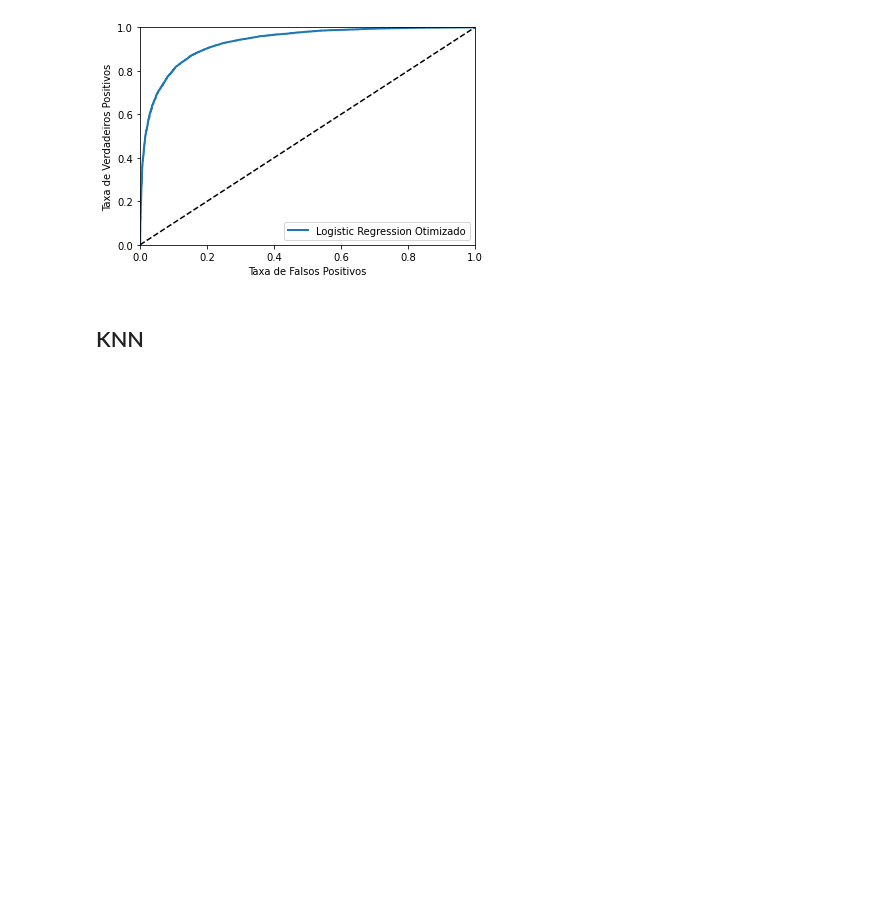
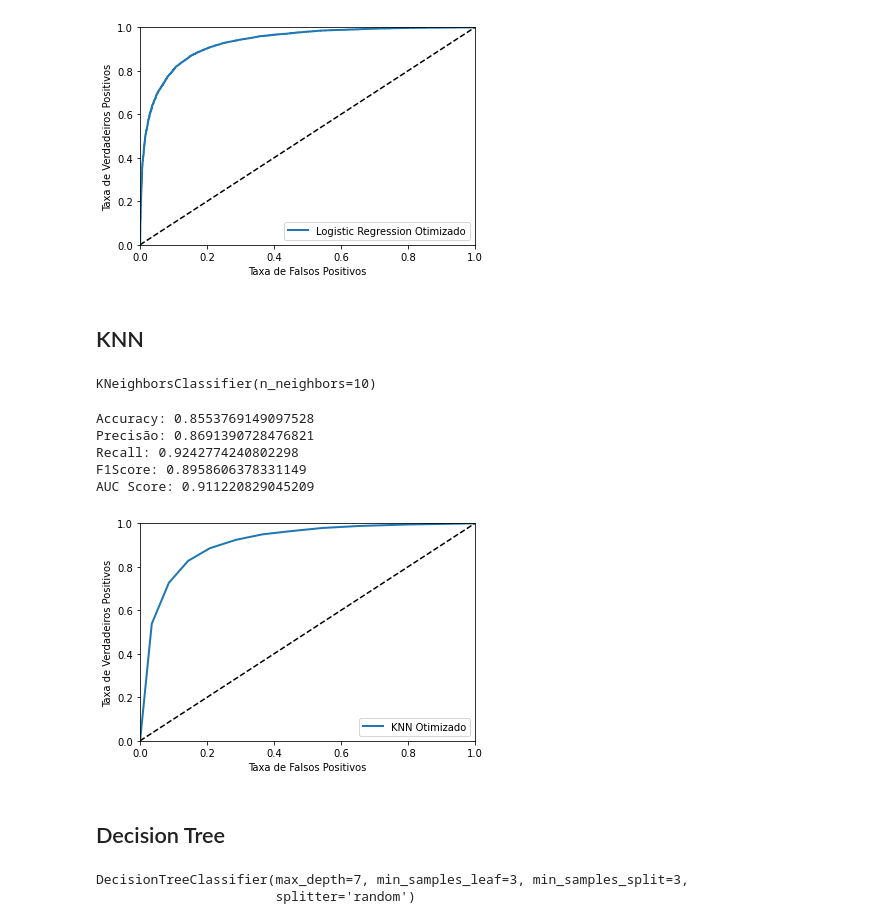
Before and after one commit to mrelero/machine-learning-anatel-database, a Jupyter notebook: ML_Techs/paper-enegep.ipynb, the cells around one changed output. Drawn from its saved outputs; the diff is of its cells as text; code cells hidden in the pictures; blank space fills up the shorter version.

Commit message:
Resultados de DT otimizado, e otimização do código para apresentação dos resultados

```diff
--- a/ML_Techs/paper-enegep.ipynb
+++ b/ML_Techs/paper-enegep.ipynb
@@ -423,3 +334,72 @@ AUC Score: 0.9327057948334627
 [figure]
 # %% [markdown]
 ## KNN
+# %%
+search_space = {"n_neighbors":  Integer(1, 10, 'uniform'), # values of max_depth are integers from 6 to 20
+        "weights": Categorical(['uniform', 'distance'])
+    }
+
+knn_clf = KNeighborsClassifier()
+
+knn_clf_search = BayesSearchCV(knn_clf, search_space, n_iter=10, # specify how many iterations
+                                    scoring="roc_auc", n_jobs=-1)
+
+knn_clf_search.fit(X_train, y_train)
+
+knn_clf_search.best_score_
+
+knn_clf_search.best_estimator_
+# %% [output]
+KNeighborsClassifier(n_neighbors=10)
+# %%
+knn_clf_search.fit(X_train, y_train)
+y_pred = knn_clf_search.predict(X_test)
+y_pred_prob = knn_clf_search.predict_proba(X_test)
+y_pred_prob = y_pred_prob[:, 1]
+
+print("Accuracy:",metrics.accuracy_score(y_test, y_pred))
+cmKNN = confusion_matrix(y_test, y_pred)
+
+pKNN = precision_score(y_test,y_pred)
+rKNN = recall_score(y_test,y_pred)
+F1KNN = f1_score(y_test, y_pred)
+print("Precisão:", pKNN)
+print("Recall:", rKNN)
+print("F1Score:", F1KNN)
+fprKNN, tprKNN, threshold_KNN = roc_curve(y_test,y_pred_prob)
+plot_roc_curve(fprKNN,tprKNN,  "KNN Otimizado")
+
+aucKNN = roc_auc_score(y_test,y_pred_prob)
+
+print("AUC Score:",aucKNN)
+# %% [output]
+Accuracy: 0.8553769149097528
+Precisão: 0.8691390728476821
+Recall: 0.9242774240802298
+F1Score: 0.8958606378331149
+AUC Score: 0.911220829045209
+[figure, added]
+# %% [markdown]
+## Decision Tree
+# %%
+search_space = {"criterion": Categorical(["gini", "entropy"]), # values for boostrap can be either True or False
+        "splitter": Categorical(["best", "random"]),
+        "max_depth": Integer(6, 24, 'uniform'), # values of max_depth are integers from 6 to 20
+        "min_samples_leaf": Integer(2, 4,'uniform'),
+        "min_samples_split": Integer(2, 4, 'uniform'),
+    }
+
+
+dt_clf = tree.DecisionTreeClassifier()
+
+dt_clf_search = BayesSearchCV(dt_clf, search_space, n_iter=10, # specify how many iterations
+                                    scoring="roc_auc", n_jobs=-1)
+
+dt_clf_search.fit(X_train, y_train)
+
+dt_clf_search.best_score_
+
+dt_clf_search.best_estimator_
+# %% [output]
+DecisionTreeClassifier(max_depth=7, min_samples_leaf=3, min_samples_split=3,
+                       splitter='random')
```
Also changed, not shown: parts of 15 cells of this notebook.
